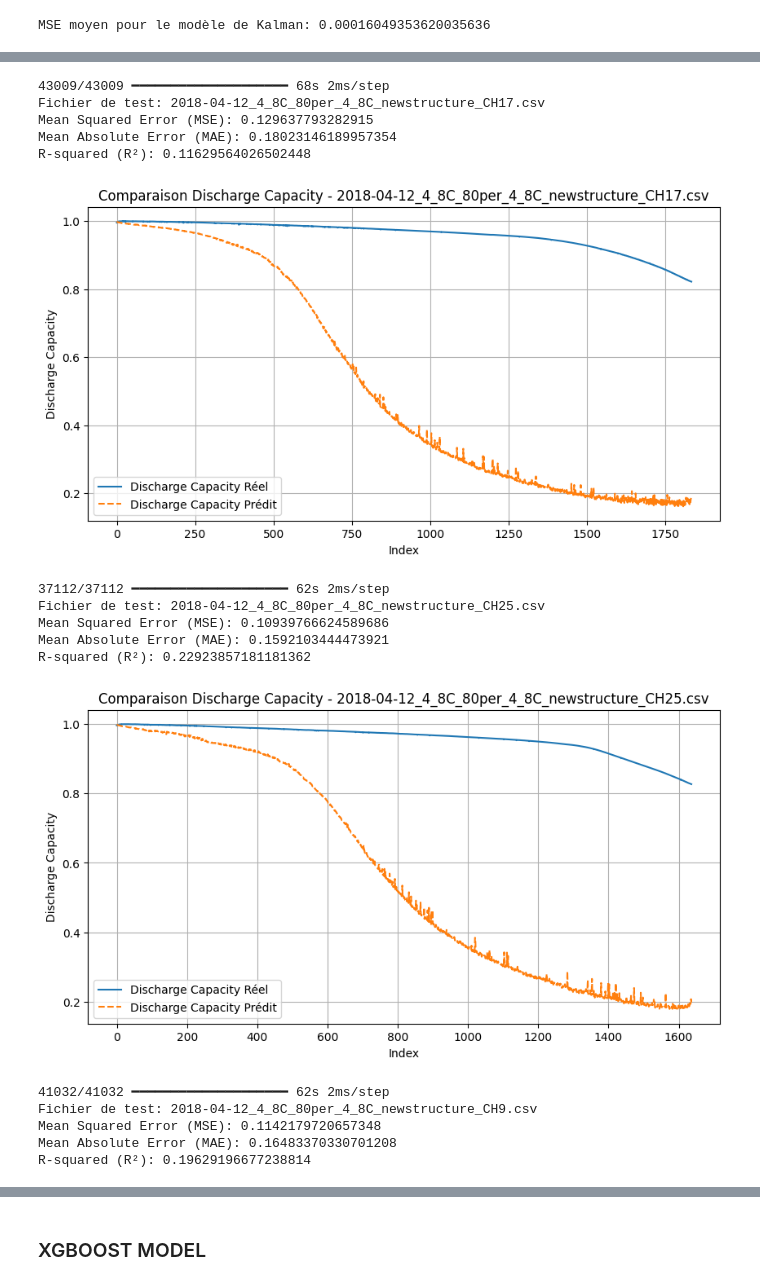
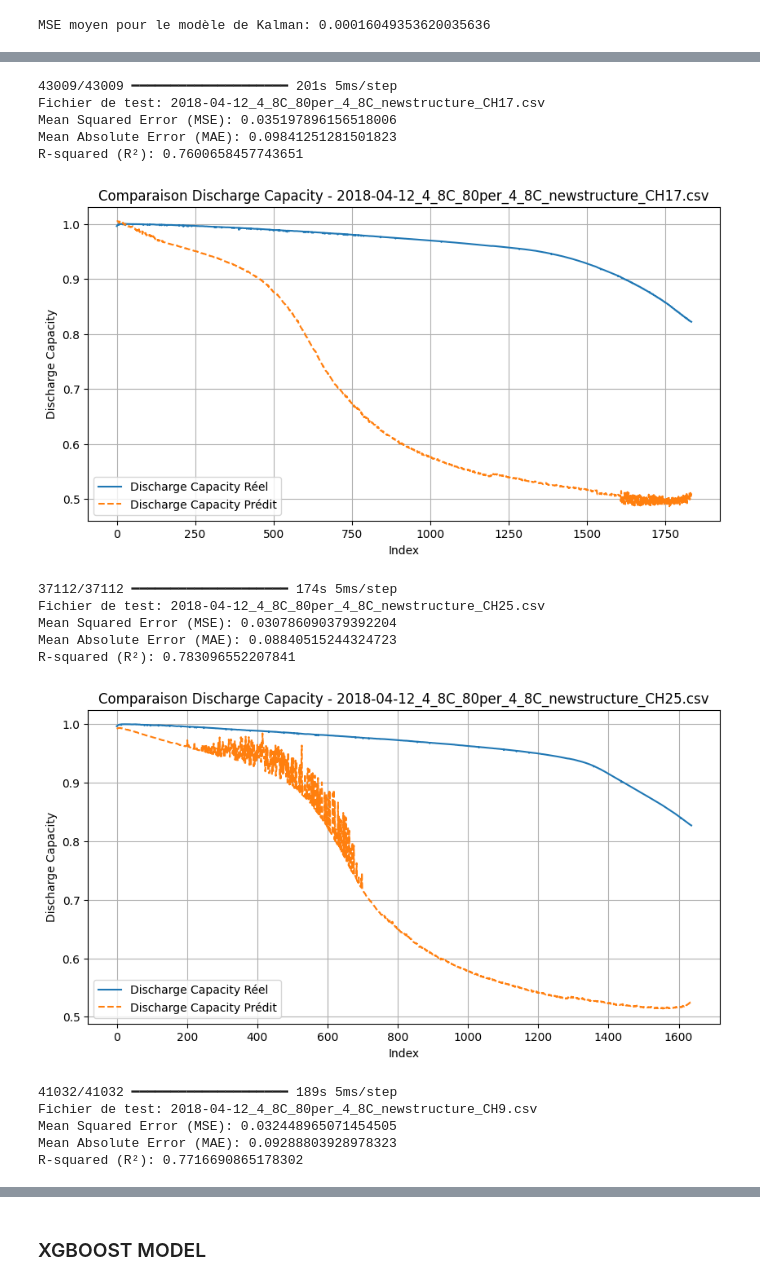
Before and after one commit to SalimMabed/PHM-Batteries, a Jupyter notebook: first_modele.ipynb, the cells around one changed output, grey strips where cells are left out. Cells and saved outputs as stored; diff of their text form; code cells hidden in the pictures.

```diff
--- a/first_modele.ipynb
+++ b/first_modele.ipynb
@@ -156,8 +156,8 @@ model_path_json = 'C:\\Users\\pc\\Desktop\\Models\\lstm_structure.json'
 with open(model_path_json, 'w') as json_file:
     json_file.write(model_structure)
 
-# Sauvegarder les poids du modèle
-model_weights_path = 'C:\\Users\\pc\\Desktop\\Models\\lstm_weights.h5'
+# Sauvegarder les poids du modèle avec l'extension correcte
+model_weights_path = 'C:\\Users\\pc\\Desktop\\Models\\lstm_weights.weights.h5'
 model.save_weights(model_weights_path)
 
 # Tester le modèle sur chaque fichier de test
@@ -176,7 +176,7 @@ for csv_file in tqdm(test_files, desc="Test du modèle"):
     lstm_pred = model.predict(X_test)
 
     # Limiter les prédictions entre 0 et 1
-    lstm_pred = np.clip(lstm_pred, 0.8, 1).flatten()
+    lstm_pred = lstm_pred.flatten()
 
     # Calculer les métriques
     mse = mean_squared_error(y_test, lstm_pred)
@@ -224,17 +224,17 @@ R-squared (R²): 0.45544069258497155
-43009/43009 ━━━━━━━━━━━━━━━━━━━━ 68s 2ms/step
+43009/43009 ━━━━━━━━━━━━━━━━━━━━ 201s 5ms/step
 Fichier de test: 2018-04-12_4_8C_80per_4_8C_newstructure_CH17.csv
-Mean Squared Error (MSE): 0.129637793282915
-Mean Absolute Error (MAE): 0.18023146189957354
-R-squared (R²): 0.11629564026502448
+Mean Squared Error (MSE): 0.035197896156518006
+Mean Absolute Error (MAE): 0.09841251281501823
+R-squared (R²): 0.7600658457743651
-[figure, old version]
+[figure, new version]
-37112/37112 ━━━━━━━━━━━━━━━━━━━━ 62s 2ms/step
+37112/37112 ━━━━━━━━━━━━━━━━━━━━ 174s 5ms/step
 Fichier de test: 2018-04-12_4_8C_80per_4_8C_newstructure_CH25.csv
-Mean Squared Error (MSE): 0.10939766624589686
-Mean Absolute Error (MAE): 0.1592103444473921
-R-squared (R²): 0.22923857181181362
+Mean Squared Error (MSE): 0.030786090379392204
+Mean Absolute Error (MAE): 0.08840515244324723
+R-squared (R²): 0.783096552207841
-[figure, old version]
+[figure, new version]
-41032/41032 ━━━━━━━━━━━━━━━━━━━━ 62s 2ms/step
+41032/41032 ━━━━━━━━━━━━━━━━━━━━ 189s 5ms/step
 Fichier de test: 2018-04-12_4_8C_80per_4_8C_newstructure_CH9.csv
-Mean Squared Error (MSE): 0.1142179720657348
-Mean Absolute Error (MAE): 0.16483370330701208
-R-squared (R²): 0.19629196677238814
+Mean Squared Error (MSE): 0.032448965071454505
+Mean Absolute Error (MAE): 0.09288803928978323
+R-squared (R²): 0.7716690865178302
```
Also changed, not shown: parts of 1 cell of this notebook, 1 other file.
